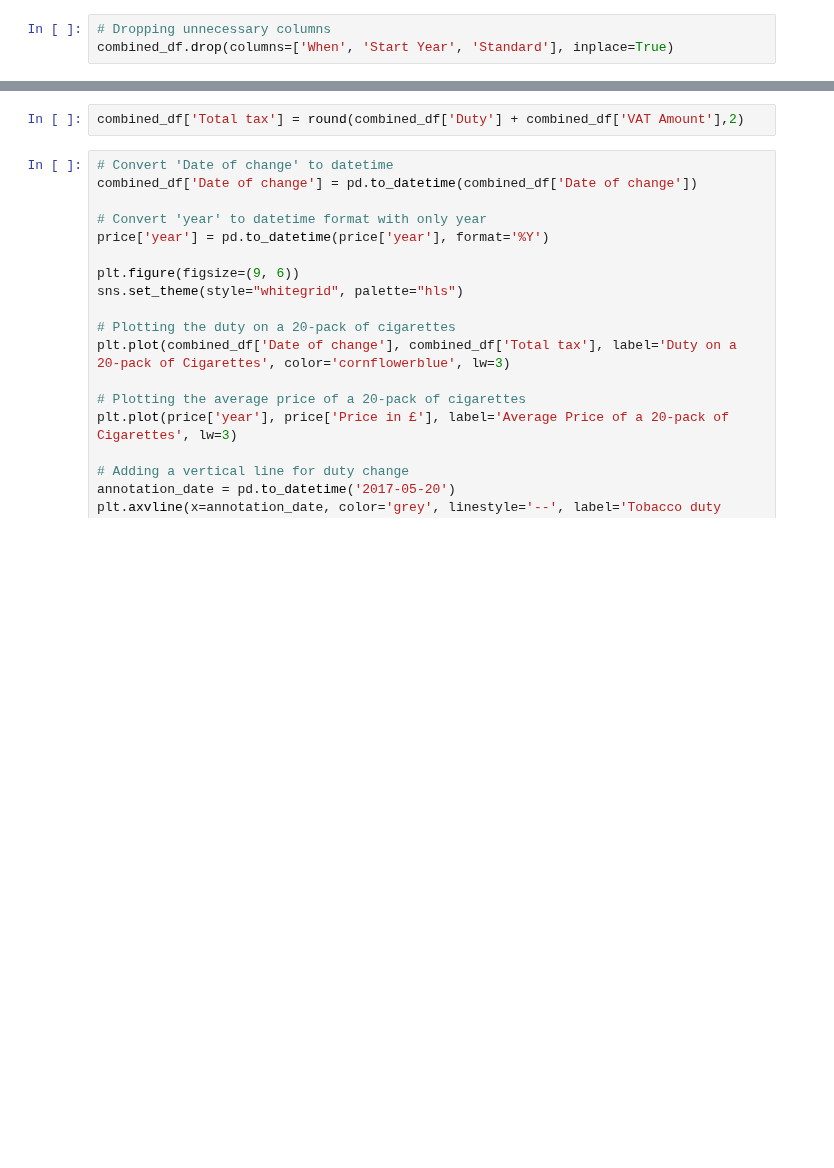
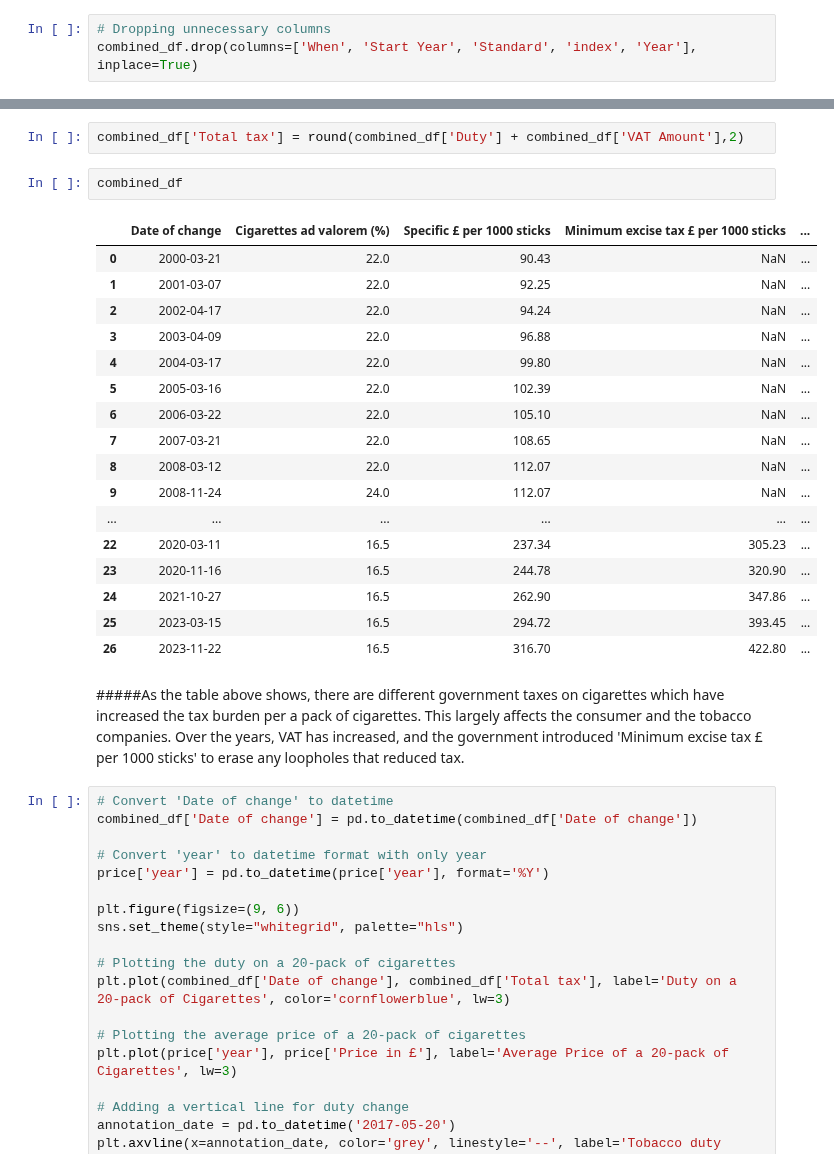
Before and after one commit to rhobaker/Data_Project, a Jupyter notebook: Main_Jupyter_workbook_Rhona.ipynb, the cells around one changed output, grey strips where cells are left out. Drawn from its saved outputs; the diff is of its cells as text; blank space fills up the shorter version.

```diff
--- a/Main_Jupyter_workbook_Rhona.ipynb
+++ b/Main_Jupyter_workbook_Rhona.ipynb
@@ -909,7 +909,7 @@ combined_df = combined_df.merge(vat, how='left', left_on='When', right_on='Start
 combined_df['VAT'] = np.where(combined_df['When'] == combined_df['Start Year'], combined_df['Standard'], np.nan)
 # %%
 # Dropping unnecessary columns
-combined_df.drop(columns=['When', 'Start Year', 'Standard'], inplace=True)
+combined_df.drop(columns=['When', 'Start Year', 'Standard', 'index', 'Year'], inplace=True)
 # %%
 def calculate_duty(date, cigarettes_per_pack):
 
@@ -965,6 +965,28 @@ combined_df['Duty'] = combined_df['Date of change'].apply(lambda x: calculate_du
 combined_df['VAT Amount'] = round((combined_df['Retail price of King size pack in £'] / (1 + (pd.to_numeric(combined_df['VAT'], errors='coerce')/100))) * (pd.to_numeric(combined_df['VAT'], errors='coerce')/100),2)
 # %%
 combined_df['Total tax'] = round(combined_df['Duty'] + combined_df['VAT Amount'],2)
+# %%
+combined_df
+# %% [output]
+|  | Date of change | Cigarettes ad valorem (%) | Specific £ per 1000 sticks | Minimum excise tax £ per 1000 sticks | ... |
+| 0 | 2000-03-21 | 22.0 | 90.43 | NaN | ... |
+| 1 | 2001-03-07 | 22.0 | 92.25 | NaN | ... |
+| 2 | 2002-04-17 | 22.0 | 94.24 | NaN | ... |
+| 3 | 2003-04-09 | 22.0 | 96.88 | NaN | ... |
+| 4 | 2004-03-17 | 22.0 | 99.80 | NaN | ... |
+| 5 | 2005-03-16 | 22.0 | 102.39 | NaN | ... |
+| 6 | 2006-03-22 | 22.0 | 105.10 | NaN | ... |
+| 7 | 2007-03-21 | 22.0 | 108.65 | NaN | ... |
+| 8 | 2008-03-12 | 22.0 | 112.07 | NaN | ... |
+| 9 | 2008-11-24 | 24.0 | 112.07 | NaN | ... |
+| ... | ... | ... | ... | ... | ... |
+| 22 | 2020-03-11 | 16.5 | 237.34 | 305.23 | ... |
+| 23 | 2020-11-16 | 16.5 | 244.78 | 320.90 | ... |
+| 24 | 2021-10-27 | 16.5 | 262.90 | 347.86 | ... |
+| 25 | 2023-03-15 | 16.5 | 294.72 | 393.45 | ... |
+| 26 | 2023-11-22 | 16.5 | 316.70 | 422.80 | ... |
+# %% [markdown]
+#####As the table above shows, there are different government taxes on cigarettes which have increased the tax burden per a pack of cigarettes. This largely affects the consumer and the tobacco companies. Over the years, VAT has increased, and the government introduced 'Minimum excise tax £ per 1000 sticks' to erase any loopholes that reduced tax.
 # %%
 # Convert 'Date of change' to datetime
 combined_df['Date of change'] = pd.to_datetime(combined_df['Date of change'])
```
Also changed, not shown: parts of 1 cell of this notebook.
